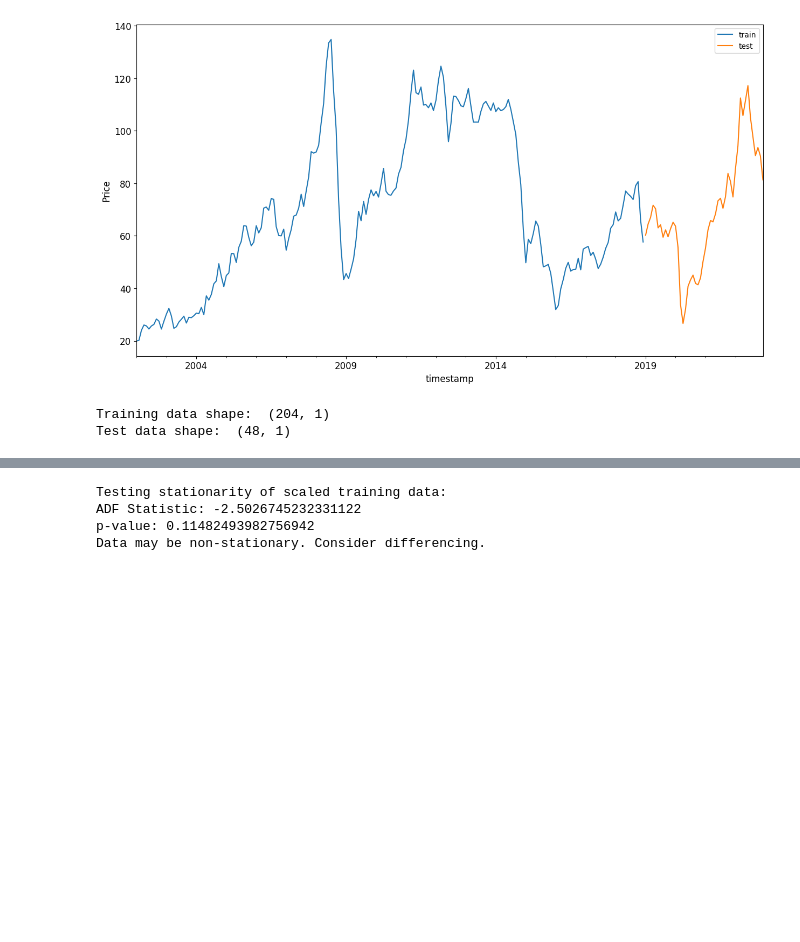
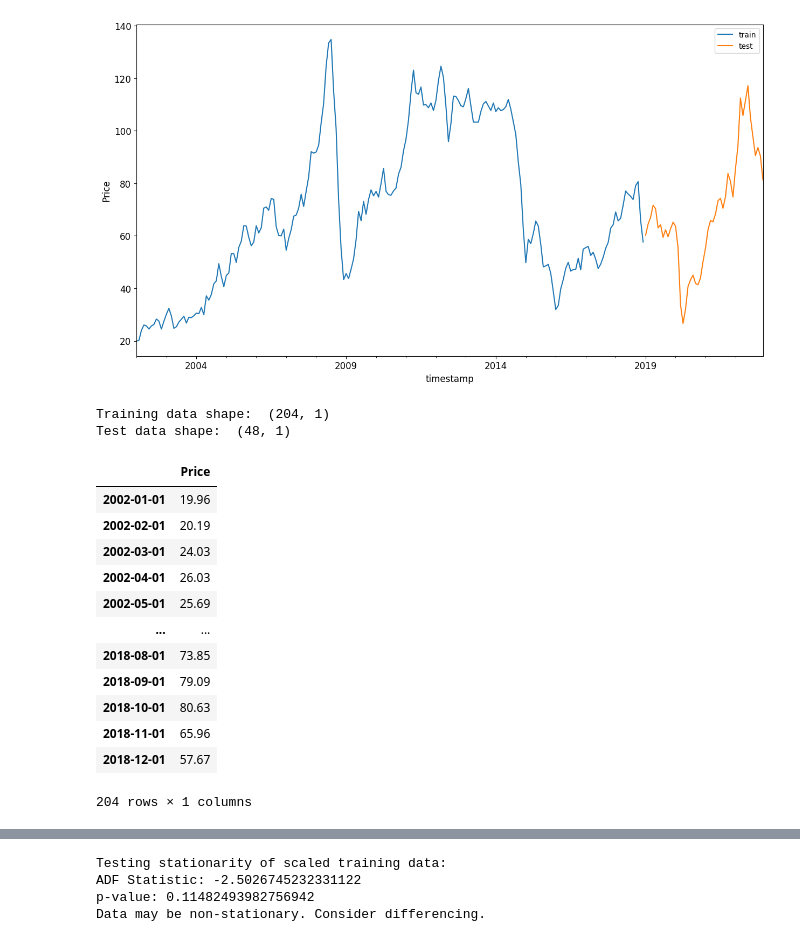
Before and after one commit to jnopareboateng/ml-library, a Jupyter notebook: crude-oil-forecast/arima.ipynb, the cells around one changed output, grey strips where cells are left out. Saved outputs shown, nothing was run; the diff lists cells and outputs as text; code cells hidden in the pictures; blank space fills up the shorter version.

```diff
--- a/crude-oil-forecast/arima.ipynb
+++ b/crude-oil-forecast/arima.ipynb
@@ -83,3 +83,19 @@ print('Test data shape: ', test.shape)
 # %% [output]
 Training data shape:  (204, 1)
 Test data shape:  (48, 1)
+# %%
+train
+# %% [output]
+|  | Price |
+| 2002-01-01 | 19.96 |
+| 2002-02-01 | 20.19 |
+| 2002-03-01 | 24.03 |
+| 2002-04-01 | 26.03 |
+| 2002-05-01 | 25.69 |
+| ... | ... |
+| 2018-08-01 | 73.85 |
+| 2018-09-01 | 79.09 |
+| 2018-10-01 | 80.63 |
+| 2018-11-01 | 65.96 |
+| 2018-12-01 | 57.67 |
+204 rows × 1 columns
```
Also changed, not shown: parts of 5 cells of this notebook, 1 other file.
